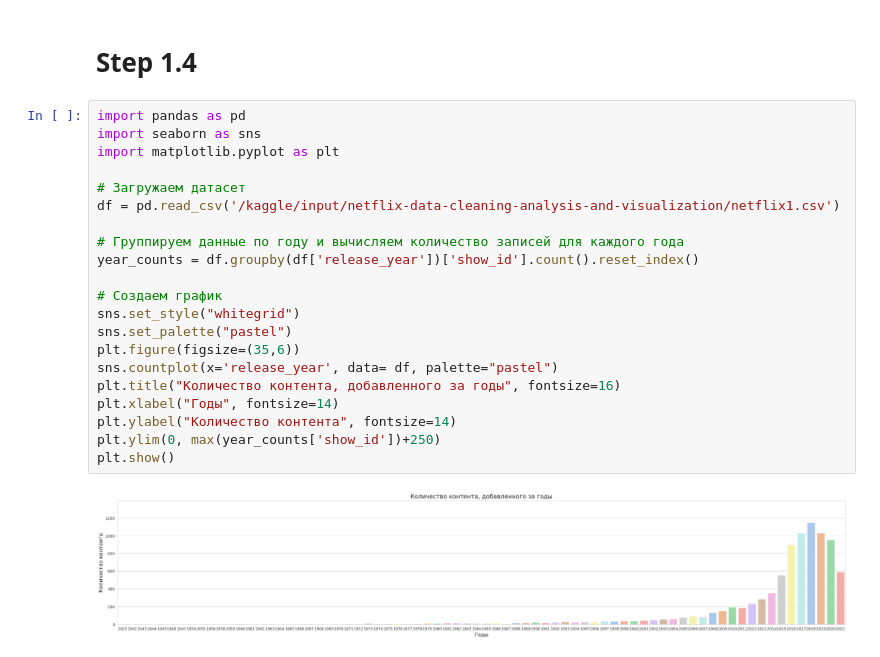
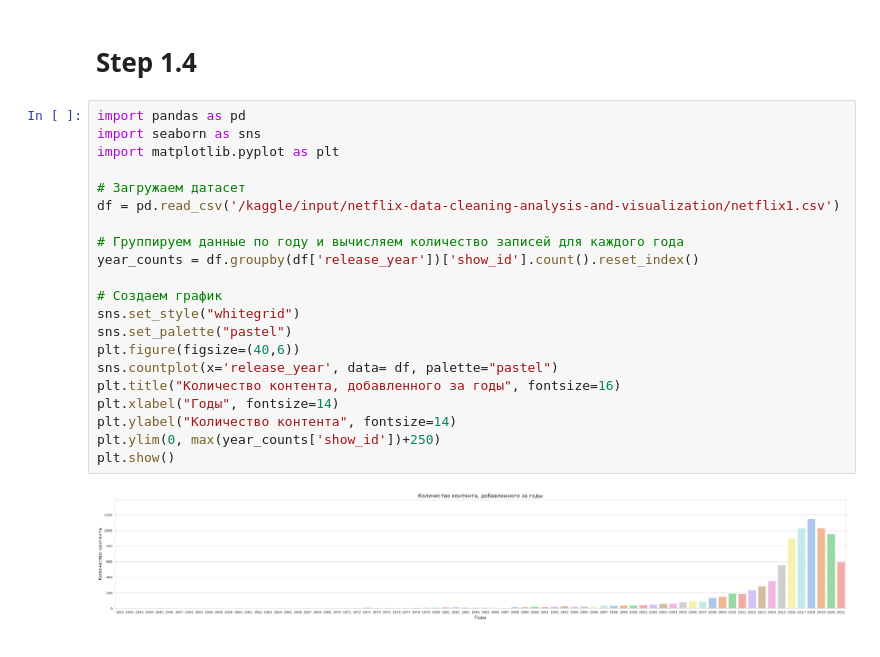
Before and after one commit to DanielXV1/Project-DataBase, a Jupyter notebook: project-database.ipynb, the cells around one changed output. Drawn from its saved outputs; the diff is of its cells as text.

```diff
--- a/project-database.ipynb
+++ b/project-database.ipynb
@@ -311,23 +311,23 @@ plt.show()
 # %%
 import pandas as pd
 import seaborn as sns
 import matplotlib.pyplot as plt
 
 # Загружаем датасет
 df = pd.read_csv('/kaggle/input/netflix-data-cleaning-analysis-and-visualization/netflix1.csv')
 
 # Группируем данные по году и вычисляем количество записей для каждого года
 year_counts = df.groupby(df['release_year'])['show_id'].count().reset_index()
 
 # Создаем график
 sns.set_style("whitegrid")
 sns.set_palette("pastel")
-plt.figure(figsize=(35,6))
+plt.figure(figsize=(40,6))
 sns.countplot(x='release_year', data= df, palette="pastel")
 plt.title("Количество контента, добавленного за годы", fontsize=16)
 plt.xlabel("Годы", fontsize=14)
 plt.ylabel("Количество контента", fontsize=14)
 plt.ylim(0, max(year_counts['show_id'])+250)
 plt.show()
 # %% [output]
-[figure, old version]
+[figure, new version]
```
